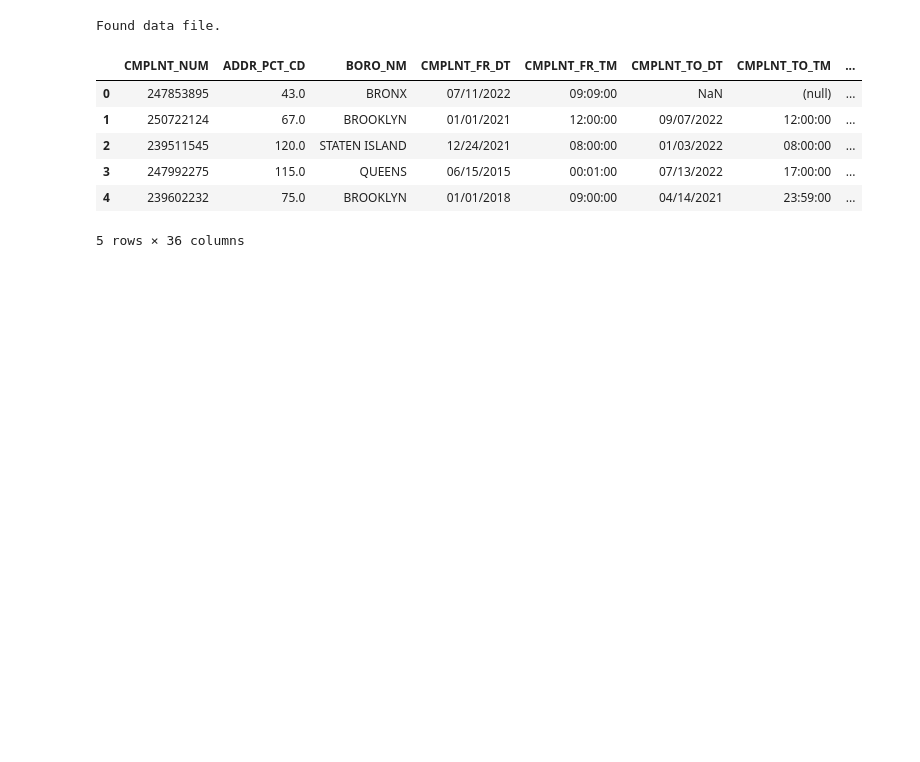
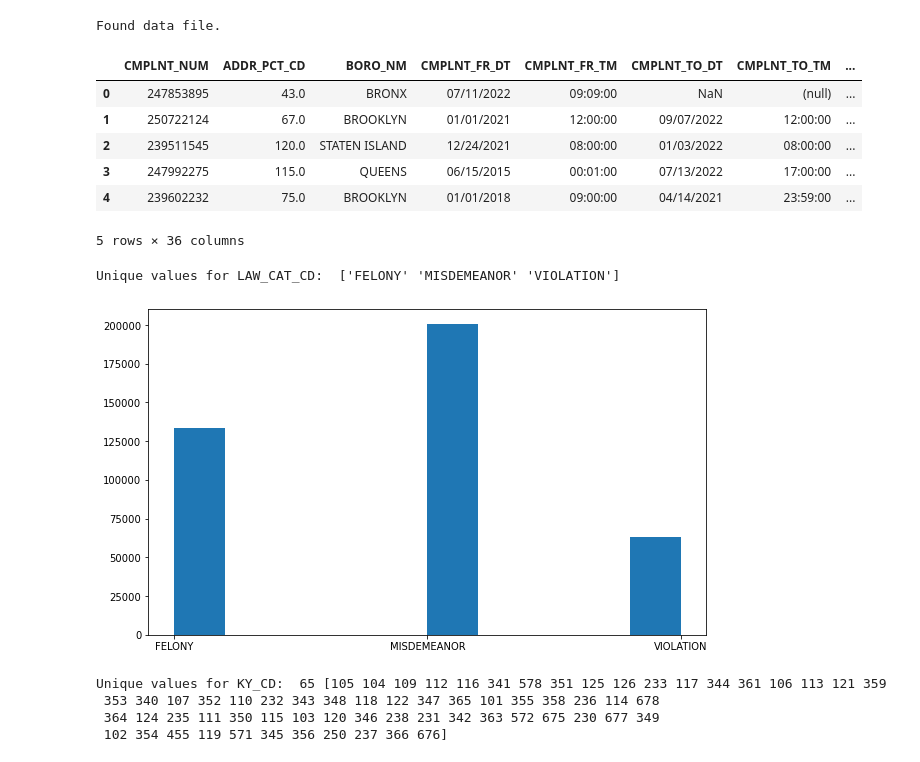
Before and after one commit to himanshu1196/nyc-crime-analysis, a Jupyter notebook: nyca.ipynb, the cells around one changed output. Cells and saved outputs as stored; diff of their text form; code cells hidden in the pictures; blank space fills up the shorter version.

```diff
--- a/nyca.ipynb
+++ b/nyca.ipynb
@@ -28,3 +28,21 @@ data.head()
 | 3 | 247992275 | 115.0 | QUEENS | 06/15/2015 | 00:01:00 | 07/13/2022 | 17:00:00 | ... |
 | 4 | 239602232 | 75.0 | BROOKLYN | 01/01/2018 | 09:00:00 | 04/14/2021 | 23:59:00 | ... |
 5 rows × 36 columns
+# %%
+import matplotlib.pyplot as plt
+
+
+print('Unique values for LAW_CAT_CD: ', data['LAW_CAT_CD'].unique())
+plt.figure(figsize = (10,6))
+plt.hist(data['LAW_CAT_CD'])
+plt.show()
+# %% [output]
+Unique values for LAW_CAT_CD:  ['FELONY' 'MISDEMEANOR' 'VIOLATION']
+[figure, added]
+# %%
+print('Unique values for KY_CD: ',len(data['KY_CD'].unique()), data['KY_CD'].unique() )
+# %% [output]
+Unique values for KY_CD:  65 [105 104 109 112 116 341 578 351 125 126 233 117 344 361 106 113 121 359
+ 353 340 107 352 110 232 343 348 118 122 347 365 101 355 358 236 114 678
+ 364 124 235 111 350 115 103 120 346 238 231 342 363 572 675 230 677 349
+ 102 354 455 119 571 345 356 250 237 366 676]
```
Also changed, not shown: parts of 4 cells of this notebook, 2 other files.
